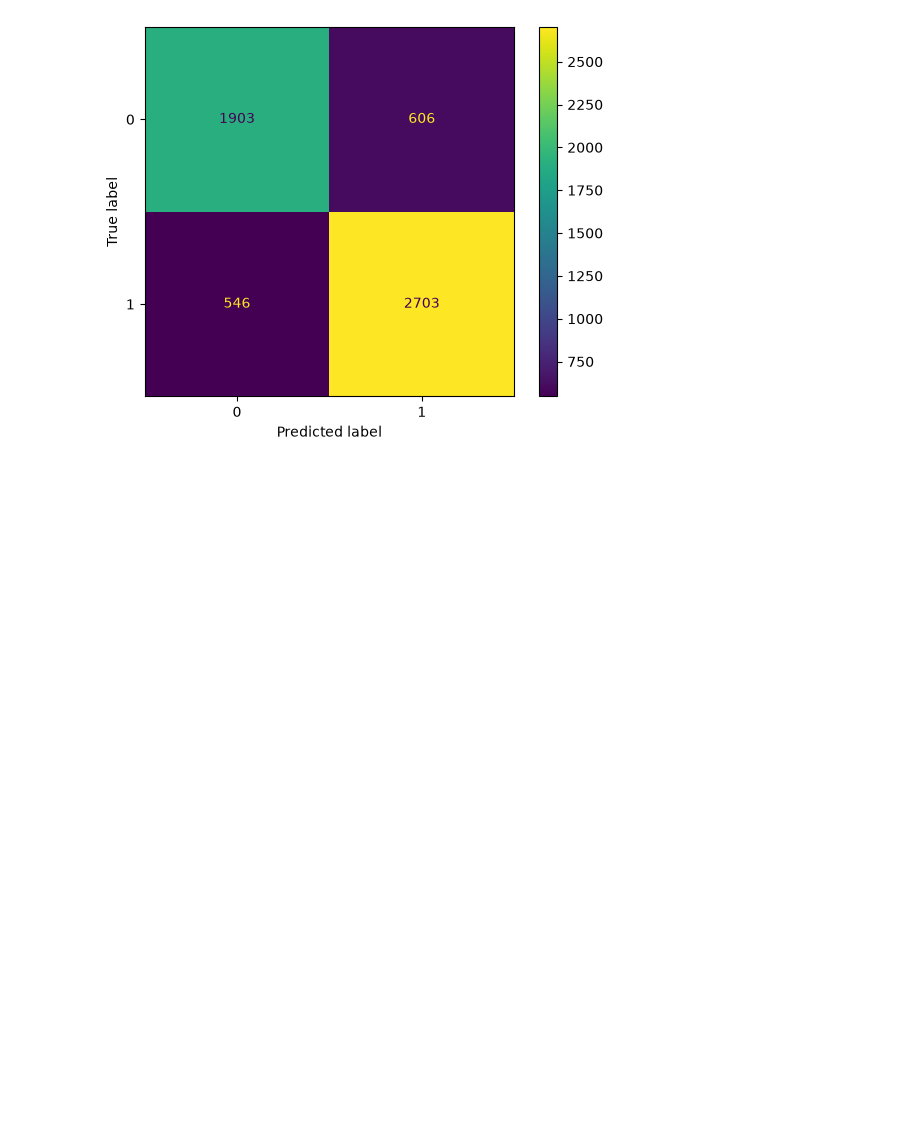
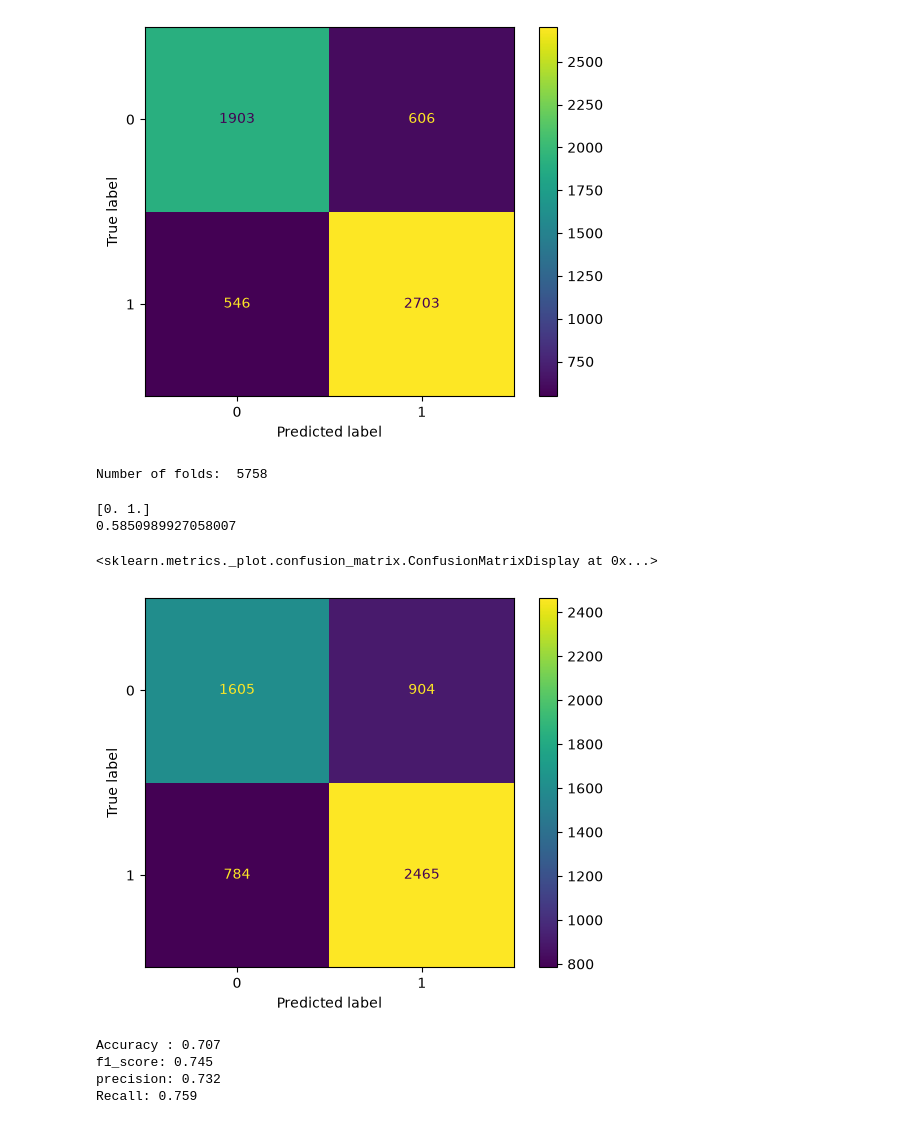
Before and after one commit to BoniYu/mutagenicity_knn, a Jupyter notebook: notebooks/eda.ipynb, the cells around one changed output. Drawn from its saved outputs; the diff is of its cells as text; code cells hidden in the pictures; blank space fills up the shorter version.

Commit message:
Compare the model with LOO for Vega model

```diff
--- a/notebooks/eda.ipynb
+++ b/notebooks/eda.ipynb
@@ -310,3 +310,67 @@ Precision:  0.817
 Recall:     0.832
 F1:         0.824
 [figure]
+# %%
+# Leave One Out Cross Validation (LOOCV) is a special case of k-fold cross-validation where k is equal to the number of samples in the dataset.
+# In LOOCV, we use one sample as the validation set and the remaining samples as the training set.
+# This process is repeated for each sample in the dataset, and the performance metrics are averaged over all iterations.
+# This process is used in VEGA
+
+from sklearn.model_selection import LeaveOneOut
+loo = LeaveOneOut()
+print('Number of folds: ', loo.get_n_splits(X))
+# %% [output]
+Number of folds:  5758
+# %%
+y_pred_loo = np.zeros(y.shape[0])
+knn = KNeighborsClassifier(n_neighbors=3)
+# Starting the loop
+for i, (train_index, test_index) in enumerate(loo.split(X)):
+    # Get training data for the current fold
+    X_train_loo = X.iloc[train_index]
+    y_train_loo = y.iloc[train_index]
+
+    # Get test data for the current fold
+    X_test_loo = X.iloc[test_index]
+
+    # Train kNN
+    scaler_loo = StandardScaler()
+    X_train_loo_scaled = scaler_loo.fit_transform(X_train_loo)
+    X_test_loo_scaled = scaler_loo.transform(X_test_loo)
+
+    knn.fit(X_train_loo_scaled, y_train_loo)
+
+    # Predict
+    y_pred_loo_knn = knn.predict(X_test_loo_scaled)
+
+    #Soring the prediction in y_pred_loo
+    y_pred_loo[i] = y_pred_loo_knn[0]
+# %%
+print(np.unique(y_pred_loo))   # should be [0. 1.]
+print(y_pred_loo.mean())       # roughly 0.5 to 0.6
+# %% [output]
+[0. 1.]
+0.5850989927058007
+# %%
+# Confusion matrix
+cm_loo = confusion_matrix(y_clean, y_pred_loo)
+disp = ConfusionMatrixDisplay(confusion_matrix=cm_loo)
+disp.plot()
+# %% [output]
+<sklearn.metrics._plot.confusion_matrix.ConfusionMatrixDisplay at 0x...>
+[figure, added]
+# %%
+accuracy_loo = accuracy_score(y_clean, y_pred_loo)
+f1_loo = f1_score(y_clean, y_pred_loo)
+precision_loo = precision_score(y_clean, y_pred_loo)
+recall_loo = recall_score(y_clean, y_pred_loo)
+
+print(f"Accuracy : {accuracy_loo:.3f}")
+print(f"f1_score: {f1_loo:.3f}")
+print(f"precision: {precision_loo:.3f}")
+print(f"Recall: {recall_loo:.3f}")
+# %% [output]
+Accuracy : 0.707
+f1_score: 0.745
+precision: 0.732
+Recall: 0.759
```
